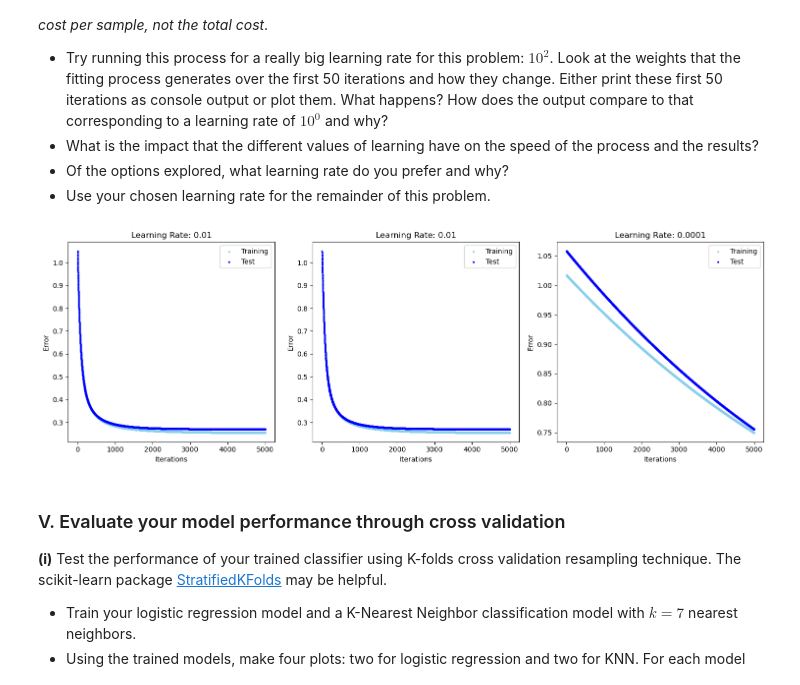
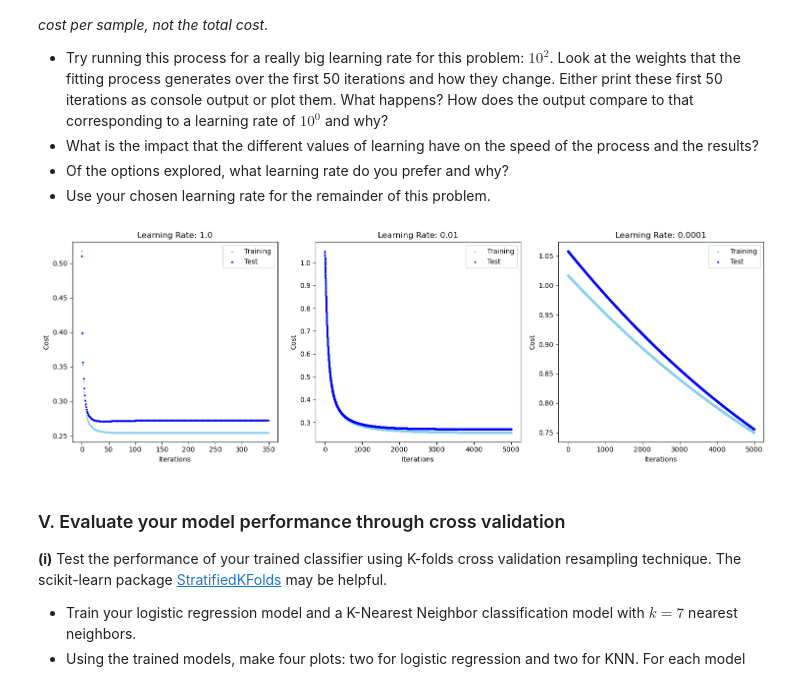
Before and after one commit to BarbaraPFloresRios/IDS705_PrinciplesOfMachineLearning, a Jupyter notebook: Assignment_3_SupervisedLearning_ModelTrainingAndEvaluation/Assignment_3.ipynb, the cells around one changed output. Cells and saved outputs as stored; diff of their text form; code cells hidden in the pictures.

```diff
--- a/Assignment_3_SupervisedLearning_ModelTrainingAndEvaluation/Assignment_3.ipynb
+++ b/Assignment_3_SupervisedLearning_ModelTrainingAndEvaluation/Assignment_3.ipynb
@@ -334,8 +346,7 @@ class Logistic_regression:
         # returns the average cross entropy cost
         y_hat = self.sigmoid(X, w)
         N = y.shape[1]
-        cost = -(1 / N) * np.sum(y * np.log(y_hat) +
-                                 (1 - y) * np.log(1 - y_hat))
+        cost = -(1 / N) * np.sum(y * np.log(y_hat) + (1 - y) * np.log(1 - y_hat))
         return cost
 
     # Update the weights in an iteration of gradient descent
@@ -409,7 +420,7 @@ X_train = mod.prepare_x(X_train)
 X_test = mod.prepare_x(X_test)
 
 
-learning_rates = [1e-2, 1e-2, 1e-4]
+learning_rates = [1e-0, 1e-2, 1e-4]
 lc_train = []
 lc_test = []
 
@@ -424,20 +435,22 @@ for lr in learning_rates:
 # %%
 plt.figure(figsize=(15, 5))
 
 
 for i in range(len(learning_rates)):
     plt.subplot(1, len(learning_rates), i + 1)
-    plt.scatter(range(5000), lc_train[i], color="skyblue", label="Training", s=3)
-    plt.scatter(range(5000), lc_test[i], color="blue", label="Test", s=3)
+    plt.scatter(
+        range(len(lc_train[i])), lc_train[i], color="skyblue", label="Training", s=3
+    )
+    plt.scatter(range(len(lc_test[i])), lc_test[i], color="blue", label="Test", s=3)
     plt.xlabel("Iterations")
-    plt.ylabel("Error")
+    plt.ylabel("Cost")
     plt.title(f"Learning Rate: {learning_rates[i]}")
     plt.legend()
 
 plt.tight_layout()
 plt.show()
 # %% [output]
-[figure, old version]
+[figure, new version]
 # %% [markdown]
 ### V. Evaluate your model performance through cross validation
 
```
Also changed, not shown: parts of 1 cell of this notebook.
